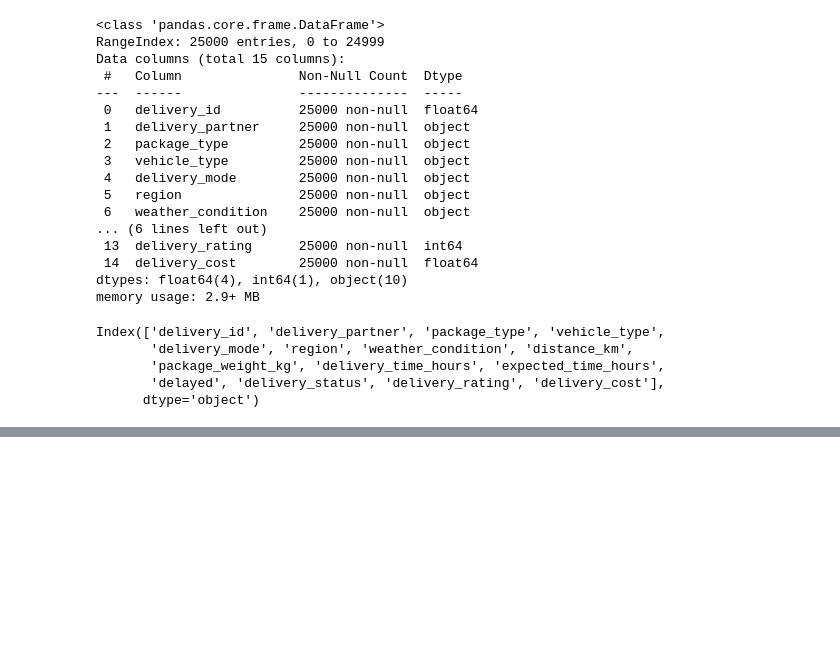
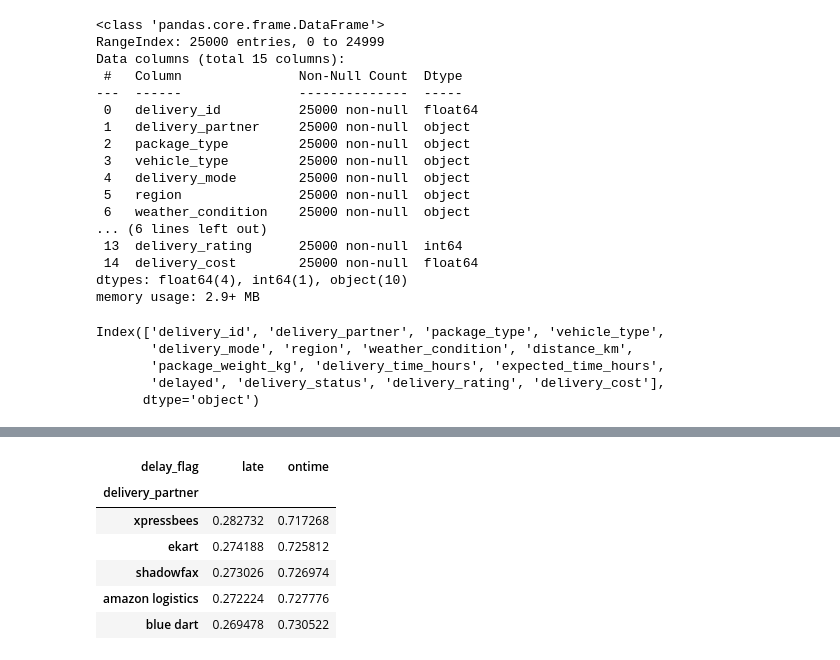
Before and after one commit to yovieridwan17/Delivery-Logistics-Analysis, a Jupyter notebook: Data Analysis.ipynb, the cells around one changed output, grey strips where cells are left out. Cells and saved outputs as stored; diff of their text form; code cells hidden in the pictures; blank space fills up the shorter version.

```diff
--- a/Data Analysis.ipynb
+++ b/Data Analysis.ipynb
@@ -147,0 +101,11 @@ plt.show()
+# %%
+# Top 5 Delivery Partner by Delay
+df.groupby('delivery_partner')['delay_flag'].value_counts(normalize=True).unstack().sort_values('late', ascending=False).head()
+# %% [output]
+| delay_flag | late | ontime |
+| delivery_partner |  |  |
+| xpressbees | 0.282732 | 0.717268 |
+| ekart | 0.274188 | 0.725812 |
+| shadowfax | 0.273026 | 0.726974 |
+| amazon logistics | 0.272224 | 0.727776 |
+| blue dart | 0.269478 | 0.730522 |
```
Also changed, not shown: parts of 12 cells of this notebook.
